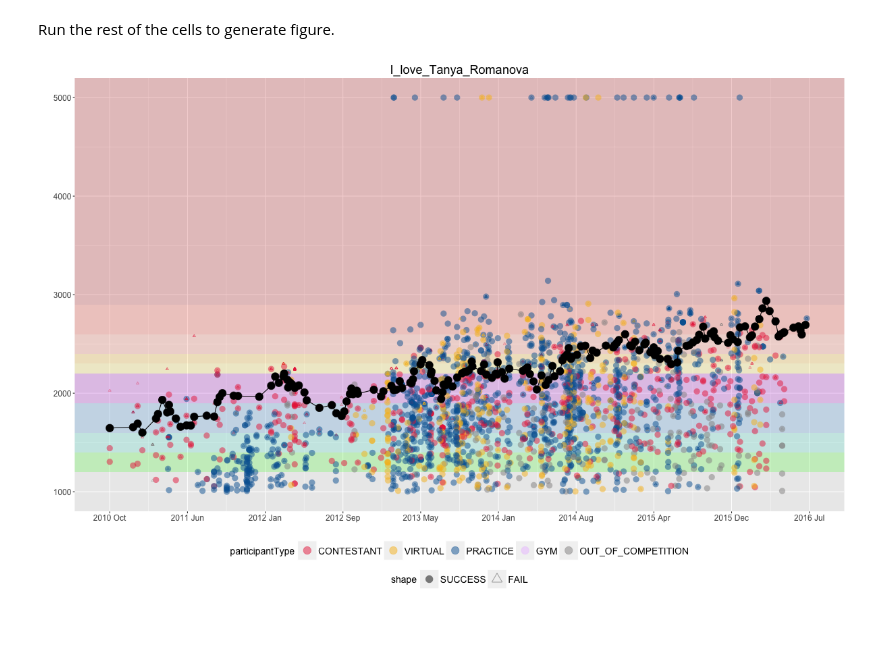
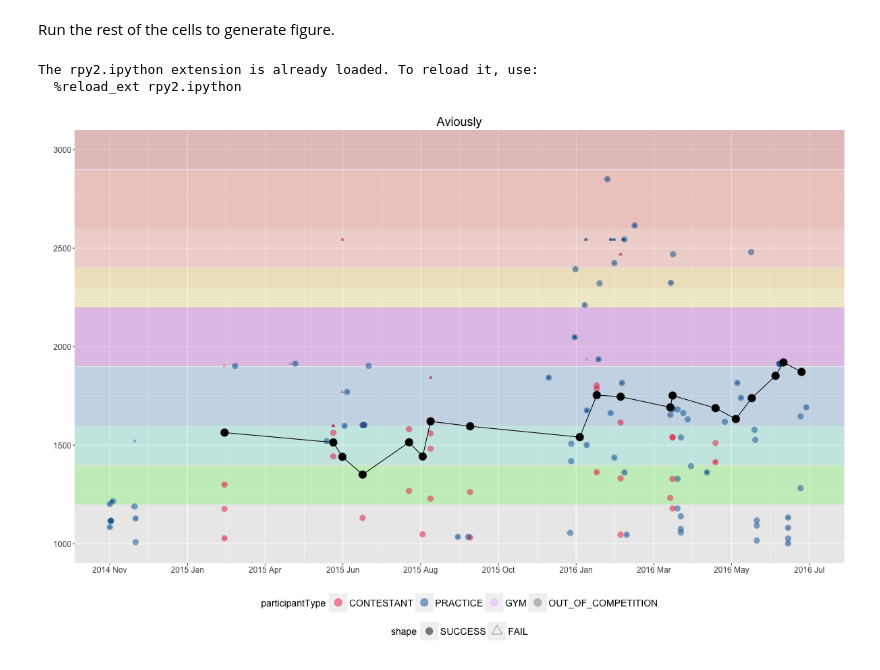
Before and after one commit to yjiao/codeforces-api, a Jupyter notebook: visualize_problem_and_user_rating.ipynb, the cells around one changed output. Cells and saved outputs as stored; diff of their text form; code cells hidden in the pictures; blank space fills up the shorter version.

```diff
--- a/visualize_problem_and_user_rating.ipynb
+++ b/visualize_problem_and_user_rating.ipynb
@@ -3,7 +3,7 @@
 
 ** enter user handle in "handle" variable **
 # %%
-handle = 'I_love_Tanya_Romanova'
+handle = 'Aviously'
 # %% [markdown]
 Run the rest of the cells to generate figure.
 # %%
@@ -79,6 +79,9 @@ for cid, pid in zip(df_success.contestID, df_success.problem_index):
         problem_ratings.append(-1)
 
 df_success.loc[:,'problem_rating'] = problem_ratings
+# %% [output]
+The rpy2.ipython extension is already loaded. To reload it, use:
+  %reload_ext rpy2.ipython
 # %%
 %%R -i df_success -w 1200 -h 800 -u px -i rating_history -i handle
 library(ggplot2)
@@ -137,32 +140,32 @@ c <- c +
     annotate("rect", ymin=1200, ymax=1399, xmin=-Inf, xmax=Inf, color=NA, fill='green', alpha=bgalpha) +
     annotate("rect", ymin=1400, ymax=1599, xmin=-Inf, xmax=Inf, color=NA, fill='#30DBCA', alpha=bgalpha) +
     annotate("rect", ymin=1600, ymax=1899, xmin=-Inf, xmax=Inf, color=NA, fill='#3094DB', alpha=bgalpha) +
     annotate("rect", ymin=1900, ymax=2199, xmin=-Inf, xmax=Inf, color=NA, fill='#B930DB', alpha=bgalpha) +
     annotate("rect", ymin=2200, ymax=2299, xmin=-Inf, xmax=Inf, color=NA, fill='#FFEA4D', alpha=bgalpha) +
     annotate("rect", ymin=2300, ymax=2399, xmin=-Inf, xmax=Inf, color=NA, fill='#FFBF00', alpha=bgalpha) +
     annotate("rect", ymin=2400, ymax=2599, xmin=-Inf, xmax=Inf, color=NA, fill='#FF7E61', alpha=bgalpha) +
     annotate("rect", ymin=2600, ymax=2899, xmin=-Inf, xmax=Inf, color=NA, fill='#FF4117', alpha=bgalpha) +
     annotate("rect", ymin=2900, ymax=Inf, xmin=-Inf, xmax=Inf, color=NA, fill='#CC0000', alpha=bgalpha) +
     geom_point(data = df_success,
                aes(x=startTimeSeconds, y = problem_rating,
                color=participantType, size=size, shape=shape, fill=participantType), alpha=.5) +
     geom_point(data = df_rating, aes(x=ratingUpdateTimeSeconds, y = newRating), alpha=1, size = 5) +
     geom_line(data = df_rating, aes(x=ratingUpdateTimeSeconds, y = newRating), alpha=1, size = .5) +
-    scale_y_continuous(limits=c(1000, 5000)) +
+    scale_y_continuous(limits=c(1000, 3000)) +
     scale_x_continuous(breaks=as.numeric(xaxis_breaks), labels=xaxis_labs) +
     blank_theme +
     guides(size = FALSE) +
     guides(colour = guide_legend(override.aes = list(size=5))) +
     guides(shape = guide_legend(override.aes = list(size=5))) +
     scale_color_manual(values = color_scale) +
     scale_size(range=c(1,4)) +
     scale_alpha(range=c(0,1)) +
     scale_shape_manual(values=c('SUCCESS' = 16, "FAIL" = 2)) +
     labs(x = '', y='', title=handle)
 
 # uncomment lines below to print to pdf
 #pdf(paste('fig_', handle, '.pdf', sep=''), width=15, height=15)
 print(c)
 #dev.off()
 # %% [output]
-[figure, old version]
+[figure, new version]
```
Also changed, not shown: 13 other files.
